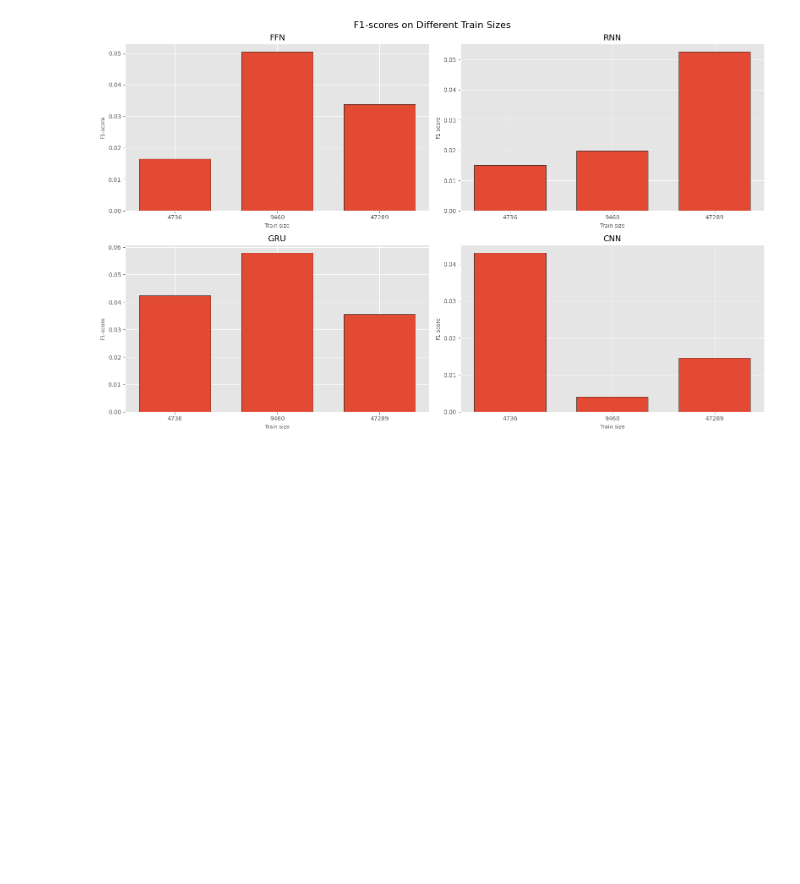
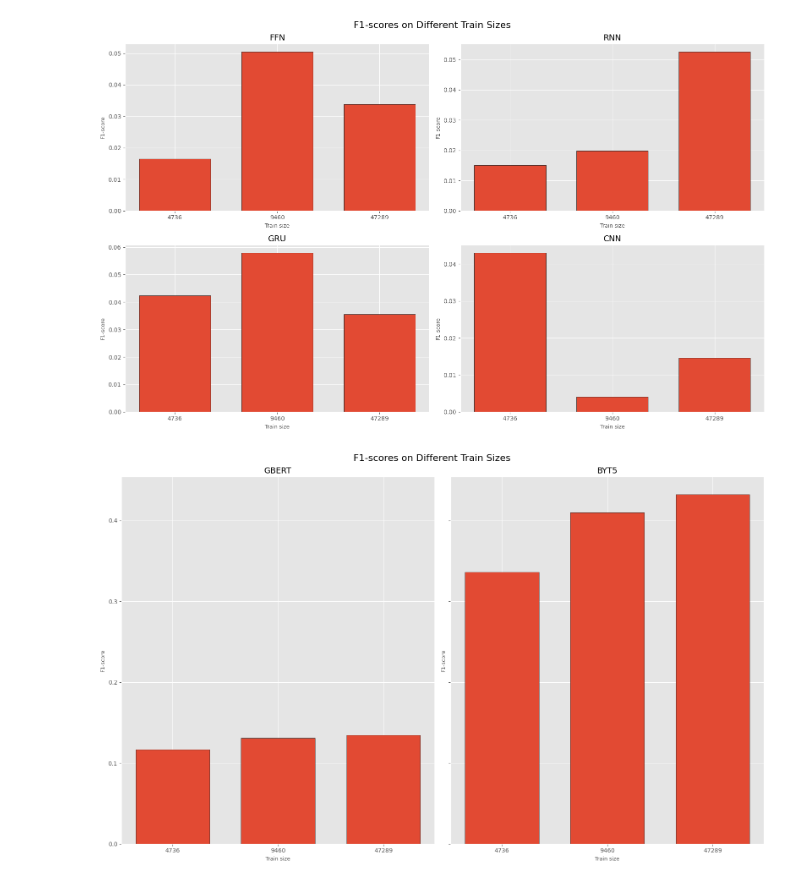
Before and after one commit to maxschmaltz/DEKOR, a Jupyter notebook: benchmarking/comparison.ipynb, the cells around one changed output. Saved outputs shown, nothing was run; the diff lists cells and outputs as text; code cells hidden in the pictures; blank space fills up the shorter version.

Commit message:
update NN plots

```diff
--- a/benchmarking/comparison.ipynb
+++ b/benchmarking/comparison.ipynb
@@ -540,3 +540,30 @@ plt.savefig("./benchmarking/f1_vs_train_size.png", dpi=1200)
 plt.show()
 # %% [output]
 [figure]
+# %%
+fig, axs = plt.subplots(1, 2, figsize=(16, 10), sharey=True)
+
+fig.suptitle("F1-scores on Different Train Sizes", fontsize=16)
+
+for i, (ax, llm) in enumerate(zip(axs.ravel(), ["gbert", "byt5"])):
+	nn_dir = os.path.dirname(os.path.abspath((paths[llm])))
+	with open(os.path.join(nn_dir, "final", "scores.json")) as f:
+		train_sizes = json.load(f)
+	train_sizes = sorted(train_sizes, key=lambda x: x["train_size"])
+	sizes = [str(entry["train_size"]) for entry in train_sizes]
+	f1s = [entry["f1"] for entry in train_sizes]
+	ax.bar(sizes, f1s, width=0.7, edgecolor="black")
+	ax.set_xlabel("Train size", fontsize=9)
+	ax.set_ylabel("F1-score", fontsize=9)
+	ax.set_xticks(sizes)
+	caption = llm.upper()
+	ax.set_title(caption, fontsize=14)
+
+# adjust layout so titles do not overlap
+plt.tight_layout()
+# plt.subplots_adjust(hspace=-0.06)
+
+plt.savefig("./benchmarking/f1_vs_train_size_llms.png", dpi=1200)
+plt.show()
+# %% [output]
+[figure, added]
```
Also changed, not shown: 1 other file.
